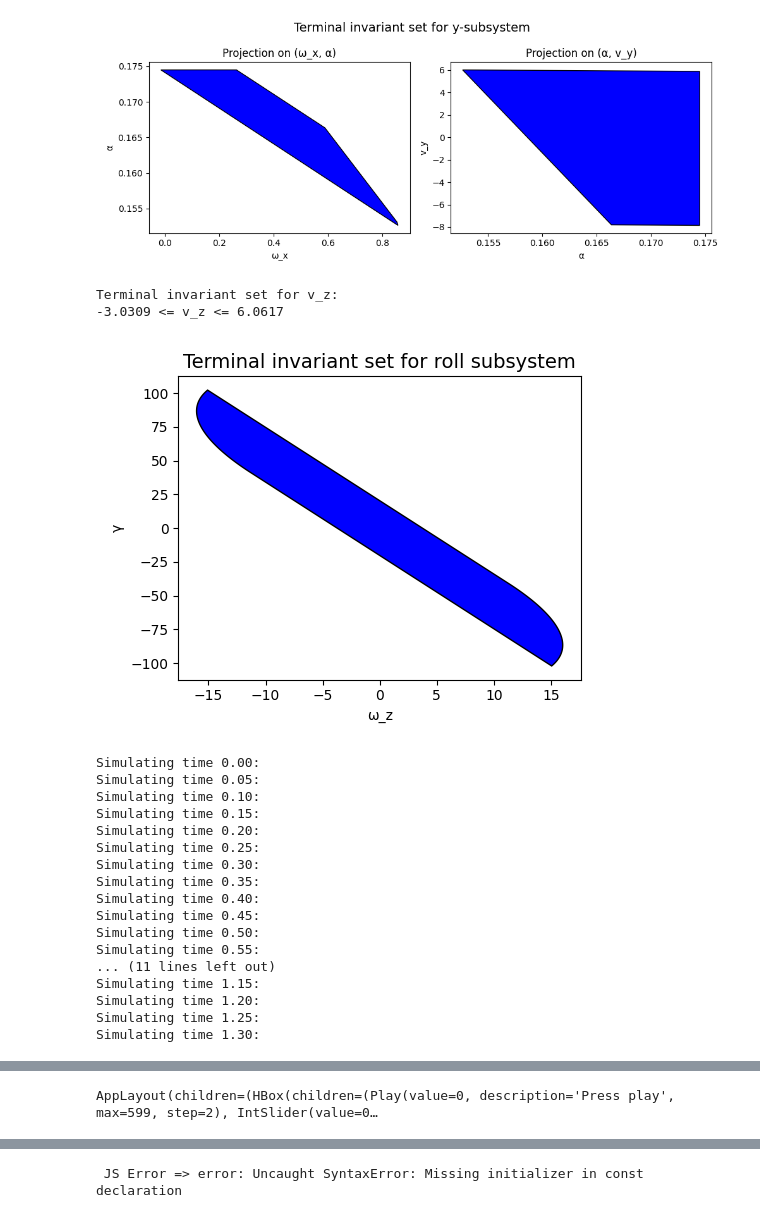
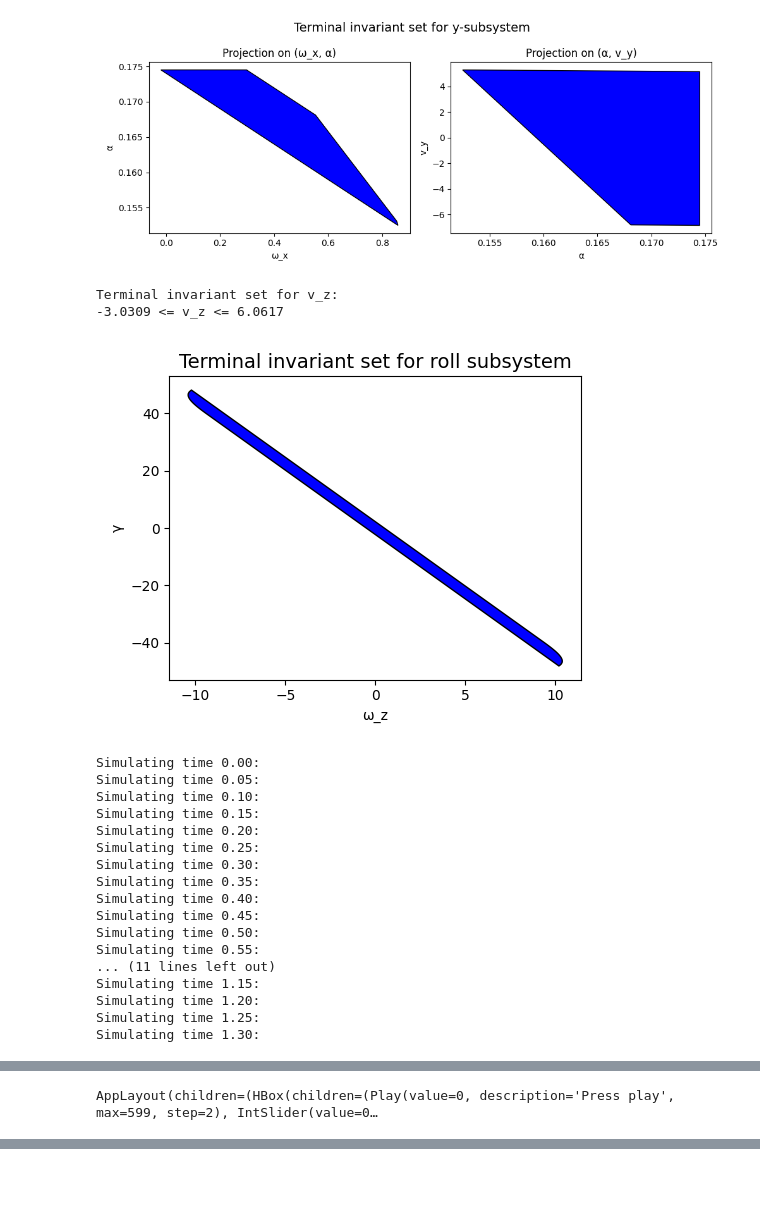
Before and after one commit to ujicrush/MPC-Course-EPFL, a Jupyter notebook: project/Deliverable_4_1/Deliverable_4_1.ipynb, the cells around one changed output, grey strips where cells are left out. Saved outputs shown, nothing was run; the diff lists cells and outputs as text; code cells hidden in the pictures; blank space fills up the shorter version.

```diff
--- a/project/Deliverable_4_1/Deliverable_4_1.ipynb
+++ b/project/Deliverable_4_1/Deliverable_4_1.ipynb
@@ -24,7 +24,7 @@ rocket_params_path = os.path.join(parent_dir, "rocket.yaml")
 # %%
 Ts = 0.05
 sim_time = 30.0
-H = 10.0
+H = 15.0
 x0 = np.array([0, 0, 0, 0, 0, 0, 0, 0, 0, 50, 50, 100])  # initial state
 pos_target = np.array([0, 0, 10.0])
 
@@ -35,35 +35,35 @@ mpc = MPCVelControl().new_controller(rocket, Ts, H)
 t_cl, x_cl, u_cl, t_ol, x_ol, u_ol, ref = rocket.simulate_control(
     mpc, sim_time, H, x0, pos_control=pos_controller, method="nonlinear"
 )
 
 vis = RocketVis(rocket, rocket_obj_path)
 vis.anim_rate = 1.0
 vis.animate(
     t_cl[:-1],
     x_cl[:, :-1],
     u_cl,
     Ref=ref[:, :-1],
     T_ol=t_ol[..., :-1],
     X_ol=x_ol,
     U_ol=u_ol,
 );
 
 # ==============================
 # Static plots for report
 # ==============================
 # Closed-loop plots
 plot_static_states_inputs(t_cl[:-1], x_cl[:, :-1], u_cl, Ref=ref[:, :-1])
 # %% [output]
 ******************************************************************************
 This program contains Ipopt, a library for large-scale nonlinear optimization.
  Ipopt is released as open source code under the Eclipse Public License (EPL).
          For more information visit https://github.com/coin-or/Ipopt
 ******************************************************************************
 [figure]
-[figure, old version]
+[figure, new version]
 Terminal invariant set for v_z:
 -3.0309 <= v_z <= 6.0617
-[figure, old version]
+[figure, new version]
 Simulating time 0.00:
 Simulating time 0.05:
 Simulating time 0.10:
@@ -103 +102,0 @@ AppLayout(children=(HBox(children=(Play(value=0, description='Press play', max=5
- JS Error => error: Uncaught SyntaxError: Missing initializer in const declaration
```
Also changed, not shown: parts of 1 cell of this notebook, 7 other files.
